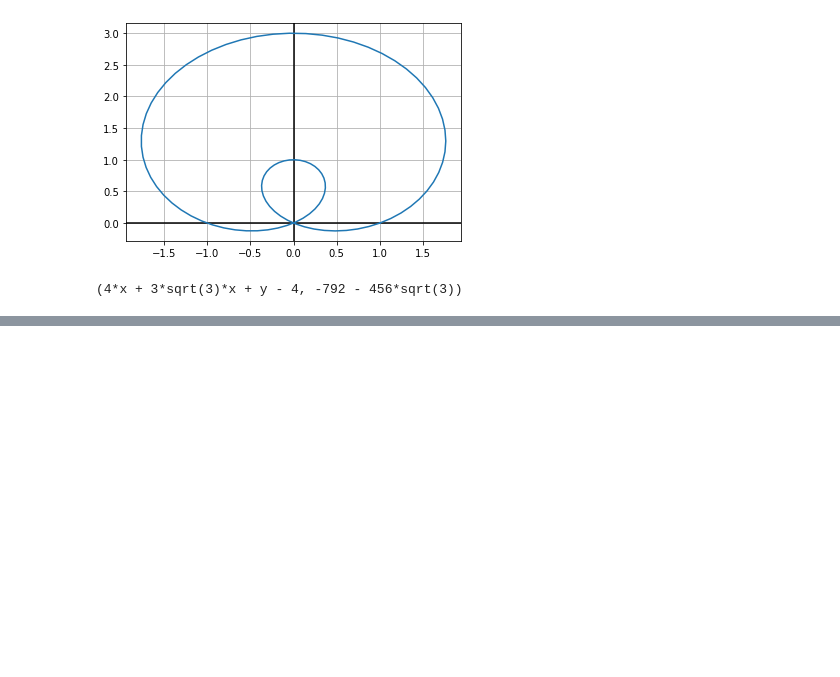
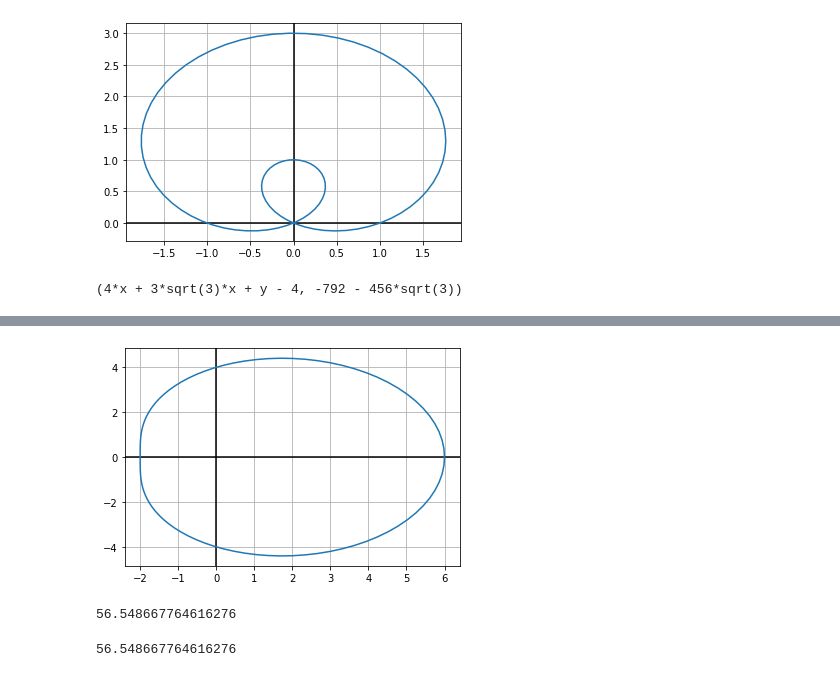
Before and after one commit to 8wgf3b/books, a Jupyter notebook: thomas_calculus_multivariable/11.ipynb, the cells around one changed output, grey strips where cells are left out. Saved outputs shown, nothing was run; the diff lists cells and outputs as text; code cells hidden in the pictures; blank space fills up the shorter version.

```diff
--- a/thomas_calculus_multivariable/11.ipynb
+++ b/thomas_calculus_multivariable/11.ipynb
@@ -214,0 +249,12 @@ tangentleq((1 + 2 * smp.sin(t)) *smp.cos(t), (1 + 2 * smp.sin(t)) *smp.sin(t), 4
+# %%
+DP(4 + 2 * smp.cos(th), 0, 2 * np.pi)
+# %% [output]
+[figure, added]
+# %%
+2 * PArea(4 + 2 * smp.cos(th), 0, np.pi)
+# %% [output]
+56.548667764616276
+# %%
+18 * np.pi
+# %% [output]
+56.548667764616276
```
Also changed, not shown: parts of 17 cells of this notebook.
